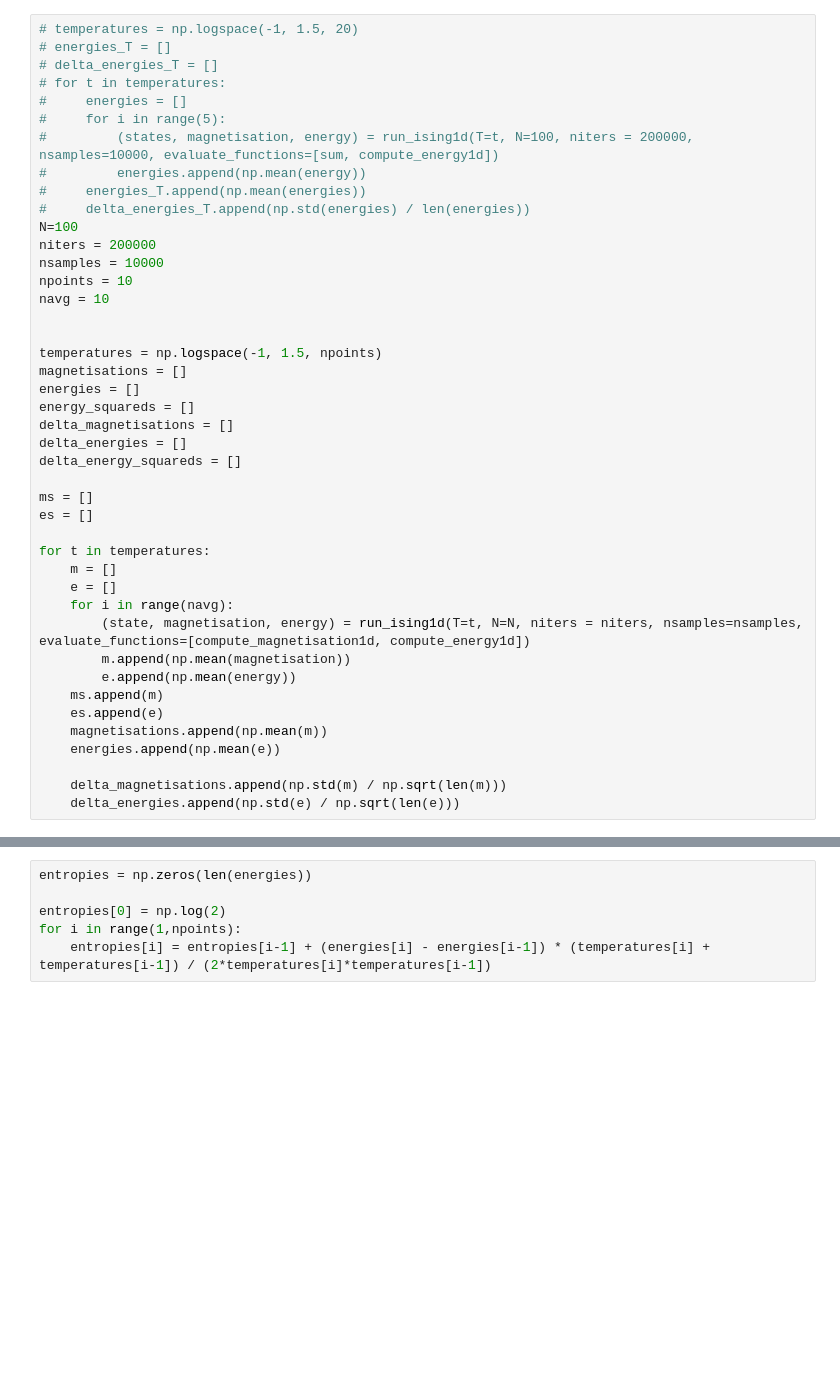
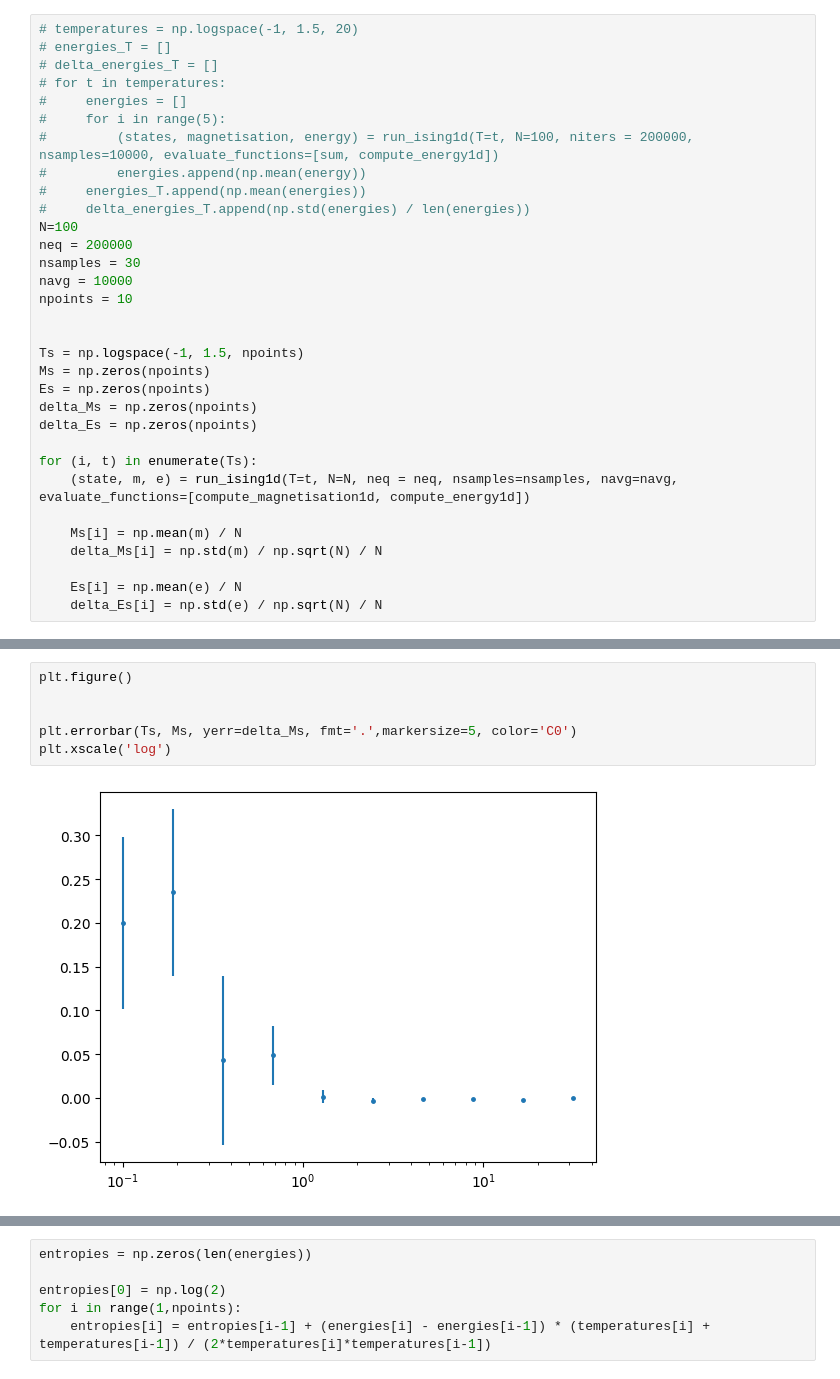
Before and after one commit to nedsen/ising-model, a Jupyter notebook: question1.ipynb, the cells around one changed output, grey strips where cells are left out. Drawn from its saved outputs; the diff is of its cells as text; blank space fills up the shorter version.

```diff
--- a/question1.ipynb
+++ b/question1.ipynb
@@ -39,34 +54,23 @@ plot_state(final_stateT2)
 #     energies_T.append(np.mean(energies))
 #     delta_energies_T.append(np.std(energies) / len(energies))
 N=100
-niters = 200000
-nsamples = 10000
+neq = 200000
+nsamples = 30
+navg = 10000
 npoints = 10
-navg = 10
 
 
-temperatures = np.logspace(-1, 1.5, npoints)
-magnetisations = []
-energies = []
-energy_squareds = []
-delta_magnetisations = []
-delta_energies = []
-delta_energy_squareds = []
+Ts = np.logspace(-1, 1.5, npoints)
+Ms = np.zeros(npoints)
+Es = np.zeros(npoints)
+delta_Ms = np.zeros(npoints)
+delta_Es = np.zeros(npoints)
 
-ms = []
-es = []
+for (i, t) in enumerate(Ts):
+    (state, m, e) = run_ising1d(T=t, N=N, neq = neq, nsamples=nsamples, navg=navg, evaluate_functions=[compute_magnetisation1d, compute_energy1d])
 
-for t in temperatures:
-    m = []
-    e = []
-    for i in range(navg):
-        (state, magnetisation, energy) = run_ising1d(T=t, N=N, niters = niters, nsamples=nsamples, evaluate_functions=[compute_magnetisation1d, compute_energy1d])
-        m.append(np.mean(magnetisation))
-        e.append(np.mean(energy))
-    ms.append(m)
-    es.append(e)
-    magnetisations.append(np.mean(m))
-    energies.append(np.mean(e))
+    Ms[i] = np.mean(m) / N
+    delta_Ms[i] = np.std(m) / np.sqrt(N) / N
 
-    delta_magnetisations.append(np.std(m) / np.sqrt(len(m)))
-    delta_energies.append(np.std(e) / np.sqrt(len(e)))
+    Es[i] = np.mean(e) / N
+    delta_Es[i] = np.std(e) / np.sqrt(N) / N
@@ -87,0 +101,8 @@ plt.xscale('log')
+# %%
+plt.figure()
+
+
+plt.errorbar(Ts, Ms, yerr=delta_Ms, fmt='.',markersize=5, color='C0')
+plt.xscale('log')
+# %% [output]
+[figure, added]
```
Also changed, not shown: parts of 20 cells of this notebook, 1 other file.
